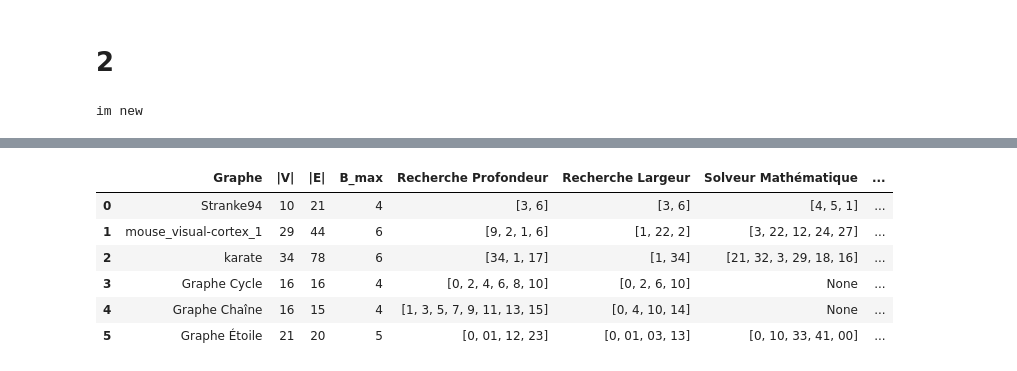
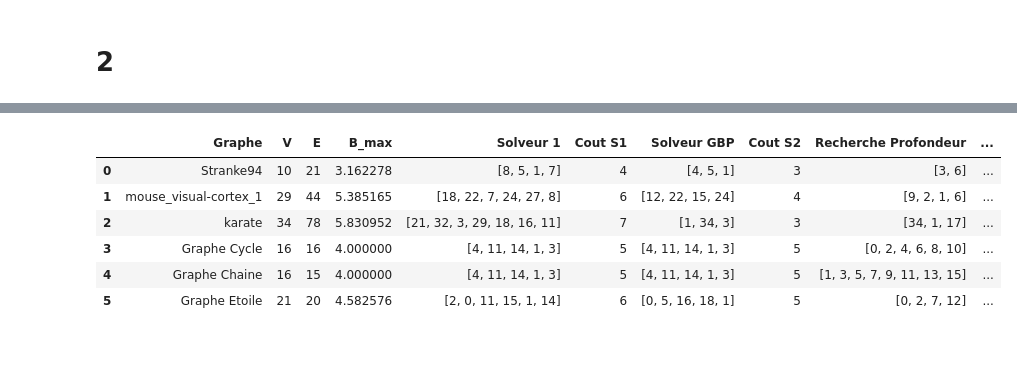
Before and after one commit to OussamaLay/Graph_Burning_Problem, a Jupyter notebook: main.ipynb, the cells around one changed output, grey strips where cells are left out. Drawn from its saved outputs; the diff is of its cells as text; code cells hidden in the pictures.

```diff
--- a/main.ipynb
+++ b/main.ipynb
@@ -69,3 +58,5 @@ Chemin trouvé : [0, '10', '33', '41', '00']
+# %%
+chemin, cout = solveur_gbp(graphe)
 # %% [markdown]
 ---
 # %% [markdown]
@@ -75,7 +66,7 @@ etat_initial = {sommet: 0 for sommet in graphe}
 # %% [markdown]
 ### DFS
 # %%
-sommets_actifs_p, cout = recherche_profondeur(graphe, etat_initial)
+sommets_actifs_p, cout_p = recherche_profondeur(graphe, etat_initial)
 
 print("*********** Parcours en profondeur ***********")
 print("Sommets brûlés à chaque étape:", sommets_actifs_p)
@@ -87,7 +78,7 @@ Coût total: 5
 # %% [markdown]
 ### BFS
 # %%
-sommets_actifs_l, cout = recherche_largeur(graphe, etat_initial)
+sommets_actifs_l, cout_l = recherche_largeur(graphe, etat_initial)
 
 print("*********** Parcours en largeur ***********")
 print("Sommets brûlés à chaque étape:", sommets_actifs_l)
@@ -133,11 +131,9 @@ graphes = {
     "mouse_visual-cortex_1": lire_graphe(r'instances/bn-mouse_visual-cortex_1/bn-mouse_visual-cortex_1.mtx'),
     "karate": lire_graphe(r'instances/karate/karate.mtx'),
     "Graphe Cycle": generate_cyclic_graph(16),
-    "Graphe Chaîne": generate_chain_graph(16),
-    "Graphe Étoile": generate_spider_graph(0, leg_length=4, num_legs=5),
+    "Graphe Chaine": generate_chain_graph(16),
+    "Graphe Etoile": generate_spider_graph(0, leg_length=4, num_legs=5),
 }
-# %% [output]
-im new
 # %%
 # Initialisation du tableau des résultats
 resultats = []
@@ -146,10 +142,20 @@ resultats = []
 for nom, graphe in graphes.items():
     nb_sommets = len(graphe)
     nb_aretes = sum(len(v) for v in graphe.values()) // 2  # Division par 2 car graphe non orienté
-    B_max = math.ceil(nb_sommets ** 0.5)
+    B_max = nb_sommets ** 0.5
 
     # Application des algorithmes
     etat_initial = {sommet: 0 for sommet in graphe}
+
+    try:
+        solver_result, cout_s = solver(graphe)
+    except Exception as e:
+        solver_result, cout_s = str(e)
+
+    try:
+        chemin, cout_ss  = solveur_gbp(graphe)
+    except Exception as e:
+        B, chemin = None, str(e)
 
     try:
         sommets_actifs_p, cout_p = recherche_profondeur(graphe, etat_initial)
@@ -161,38 +167,36 @@ for nom, graphe in graphes.items():
     except Exception as e:
         sommets_actifs_l, cout_l = str(e), None
 
-    try:
-        sequence_brulage = trouver_sequence_brulage(graphe)
-    except Exception as e:
-        sequence_brulage = str(e)
+    #try:
+    #    sequence_brulage = trouver_sequence_brulage(graphe)
+    #    cout_b = max([rayon for centre, rayon in sequence_brulage])
+    #except Exception as e:
+    #    sequence_brulage = str(e)
 
     try:
-        sequence_opt = trouver_sequence_optimale(graphe)
+        sequence_opt = couverture_balle_beta(graphe)
+        cout_bb = max([rayon for centre, rayon in sequence_opt])
     except Exception as e:
         sequence_opt = str(e)
-
-    try:
-        solver_result = solver(graphe)
-    except Exception as e:
-        solver_result = str(e)
-
-    try:
-        B, chemin = solveur_gbp(graphe, B_max)
-    except Exception as e:
-        B, chemin = None, str(e)
 
     # Ajout des résultats au tableau
     resultats.append({
         "Graphe": nom,
-        "|V|": nb_sommets,
-        "|E|": nb_aretes,
+        "V": nb_sommets,
+        "E": nb_aretes,
         "B_max": B_max,
+        "Solveur 1": solver_result,
+        "Cout S1": cout_s,
+        "Solveur GBP": chemin,
+        "Cout S2": cout_ss,
         "Recherche Profondeur": sommets_actifs_p,
+        "Cout RP": cout_p,
         "Recherche Largeur": sommets_actifs_l,
-        "Solveur Mathématique": solver_result,
-        "Solveur GBP": chemin,
-        "Séquence Brûlage": sequence_brulage,
-        "Séquence Optimale": sequence_opt
+        "Cout RL": cout_l,
+        #"Sequence Brulage": sequence_brulage,
+        #"Cout SB": cout_b + 1,
+        "Sequence Optimale": sequence_opt,
+        "Cout SO": cout_bb
     })
 
 
@@ -220,7 +208,7 @@ Chemin trouvé : [0, '10', '33', '41', '00']
-|  | Graphe | |V| | |E| | B_max | Recherche Profondeur | Recherche Largeur | Solveur Mathématique | ... |
-| 0 | Stranke94 | 10 | 21 | 4 | [3, 6] | [3, 6] | [4, 5, 1] | ... |
-| 1 | mouse_visual-cortex_1 | 29 | 44 | 6 | [9, 2, 1, 6] | [1, 22, 2] | [3, 22, 12, 24, 27] | ... |
-| 2 | karate | 34 | 78 | 6 | [34, 1, 17] | [1, 34] | [21, 32, 3, 29, 18, 16] | ... |
-| 3 | Graphe Cycle | 16 | 16 | 4 | [0, 2, 4, 6, 8, 10] | [0, 2, 6, 10] | None | ... |
-| 4 | Graphe Chaîne | 16 | 15 | 4 | [1, 3, 5, 7, 9, 11, 13, 15] | [0, 4, 10, 14] | None | ... |
-| 5 | Graphe Étoile | 21 | 20 | 5 | [0, 01, 12, 23] | [0, 01, 03, 13] | [0, 10, 33, 41, 00] | ... |
+|  | Graphe | V | E | B_max | Solveur 1 | Cout S1 | Solveur GBP | Cout S2 | Recherche Profondeur | ... |
+| 0 | Stranke94 | 10 | 21 | 3.162278 | [8, 5, 1, 7] | 4 | [4, 5, 1] | 3 | [3, 6] | ... |
+| 1 | mouse_visual-cortex_1 | 29 | 44 | 5.385165 | [18, 22, 7, 24, 27, 8] | 6 | [12, 22, 15, 24] | 4 | [9, 2, 1, 6] | ... |
+| 2 | karate | 34 | 78 | 5.830952 | [21, 32, 3, 29, 18, 16, 11] | 7 | [1, 34, 3] | 3 | [34, 1, 17] | ... |
+| 3 | Graphe Cycle | 16 | 16 | 4.000000 | [4, 11, 14, 1, 3] | 5 | [4, 11, 14, 1, 3] | 5 | [0, 2, 4, 6, 8, 10] | ... |
+| 4 | Graphe Chaine | 16 | 15 | 4.000000 | [4, 11, 14, 1, 3] | 5 | [4, 11, 14, 1, 3] | 5 | [1, 3, 5, 7, 9, 11, 13, 15] | ... |
+| 5 | Graphe Etoile | 21 | 20 | 4.582576 | [2, 0, 11, 15, 1, 14] | 6 | [0, 5, 16, 18, 1] | 5 | [0, 2, 7, 12] | ... |
```
Also changed, not shown: parts of 15 cells of this notebook, 3 other files.
